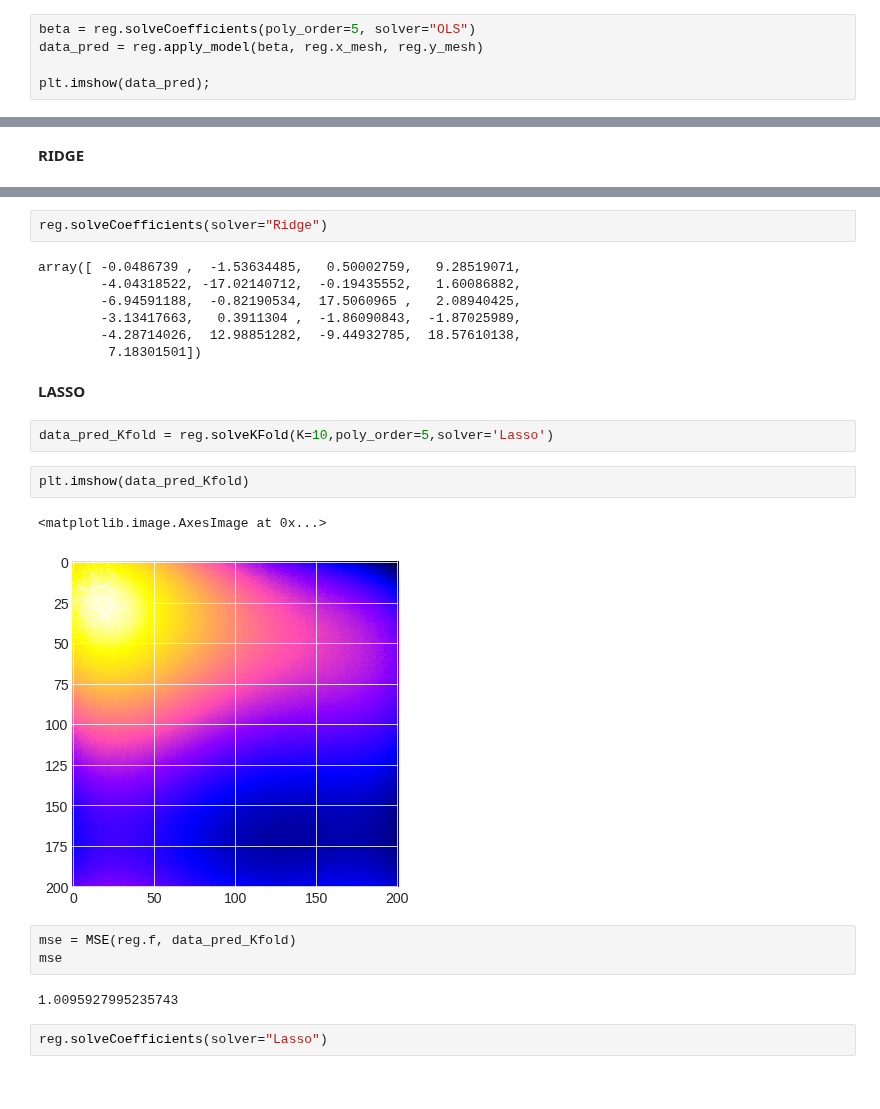
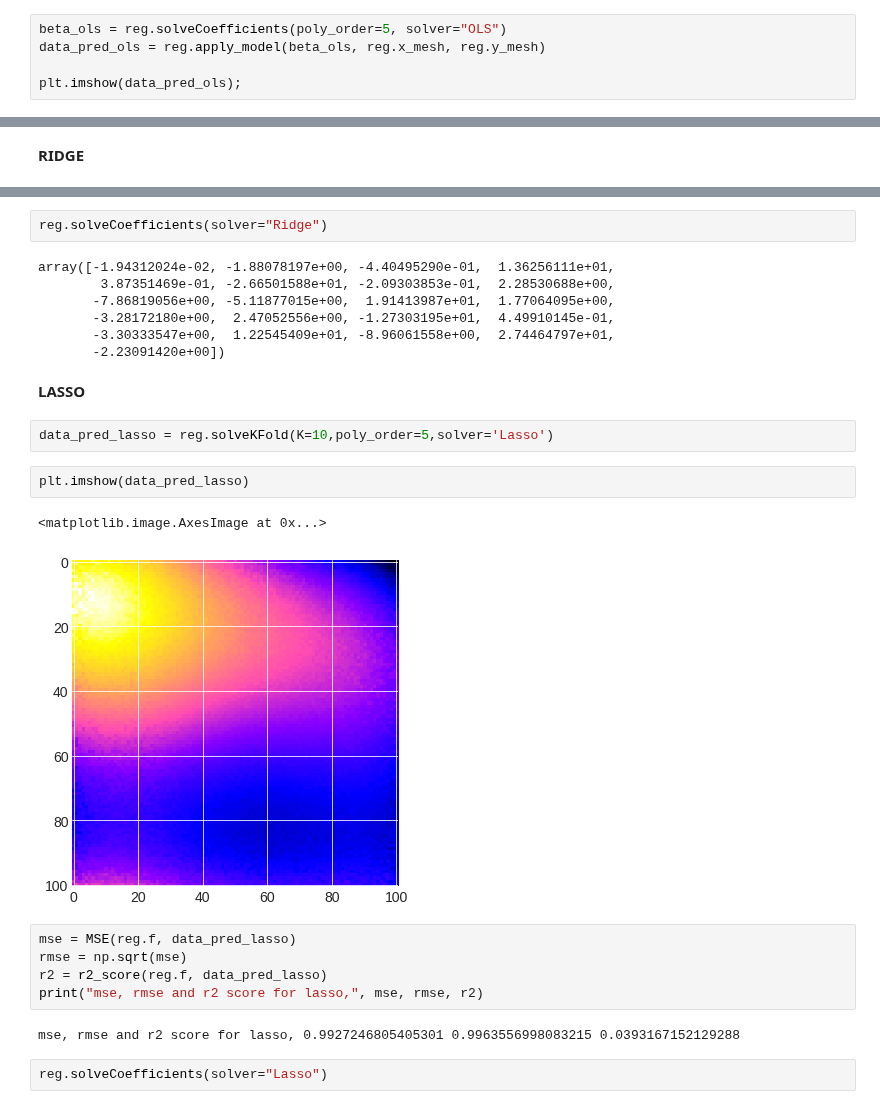
Before and after one commit to asdfbat/FYS-STK4155, a Jupyter notebook: Project1/src/Frankeresults.ipynb, the cells around one changed output, grey strips where cells are left out. Saved outputs shown, nothing was run; the diff lists cells and outputs as text.

```diff
--- a/Project1/src/Frankeresults.ipynb
+++ b/Project1/src/Frankeresults.ipynb
@@ -39,8 +39,8 @@ ax2.imshow(reg.f);
 # %% [markdown]
 fitting
 # %%
-beta = reg.solveCoefficients(poly_order=5, solver="OLS")
-data_pred = reg.apply_model(beta, reg.x_mesh, reg.y_mesh)
+beta_ols = reg.solveCoefficients(poly_order=5, solver="OLS")
+data_pred_ols = reg.apply_model(beta_ols, reg.x_mesh, reg.y_mesh)
 
-plt.imshow(data_pred);
+plt.imshow(data_pred_ols);
 # %% [output]
@@ -138,26 +171,28 @@ fig.tight_layout()
 # %%
 reg.solveCoefficients(solver="Ridge")
 # %% [output]
-array([ -0.0486739 ,  -1.53634485,   0.50002759,   9.28519071,
-        -4.04318522, -17.02140712,  -0.19435552,   1.60086882,
-        -6.94591188,  -0.82190534,  17.5060965 ,   2.08940425,
-        -3.13417663,   0.3911304 ,  -1.86090843,  -1.87025989,
-        -4.28714026,  12.98851282,  -9.44932785,  18.57610138,
-         7.18301501])
+array([-1.94312024e-02, -1.88078197e+00, -4.40495290e-01,  1.36256111e+01,
+        3.87351469e-01, -2.66501588e+01, -2.09303853e-01,  2.28530688e+00,
+       -7.86819056e+00, -5.11877015e+00,  1.91413987e+01,  1.77064095e+00,
+       -3.28172180e+00,  2.47052556e+00, -1.27303195e+01,  4.49910145e-01,
+       -3.30333547e+00,  1.22545409e+01, -8.96061558e+00,  2.74464797e+01,
+       -2.23091420e+00])
 # %% [markdown]
 **LASSO**
 # %%
-data_pred_Kfold = reg.solveKFold(K=10,poly_order=5,solver='Lasso')
+data_pred_lasso = reg.solveKFold(K=10,poly_order=5,solver='Lasso')
 # %%
-plt.imshow(data_pred_Kfold)
+plt.imshow(data_pred_lasso)
 # %% [output]
 <matplotlib.image.AxesImage at 0x...>
-[figure, old version]
+[figure, new version]
-# %%
-mse = MSE(reg.f, data_pred_Kfold)
-mse
-# %% [output]
-1.0095927995235743
+# %%
+mse = MSE(reg.f, data_pred_lasso)
+rmse = np.sqrt(mse)
+r2 = r2_score(reg.f, data_pred_lasso)
+print("mse, rmse and r2 score for lasso,", mse, rmse, r2)
+# %% [output]
+mse, rmse and r2 score for lasso, 0.9927246805405301 0.9963556998083215 0.0393167152129288
 # %%
 reg.solveCoefficients(solver="Lasso")
 # %% [output]
```
Also changed, not shown: parts of 26 cells of this notebook.
